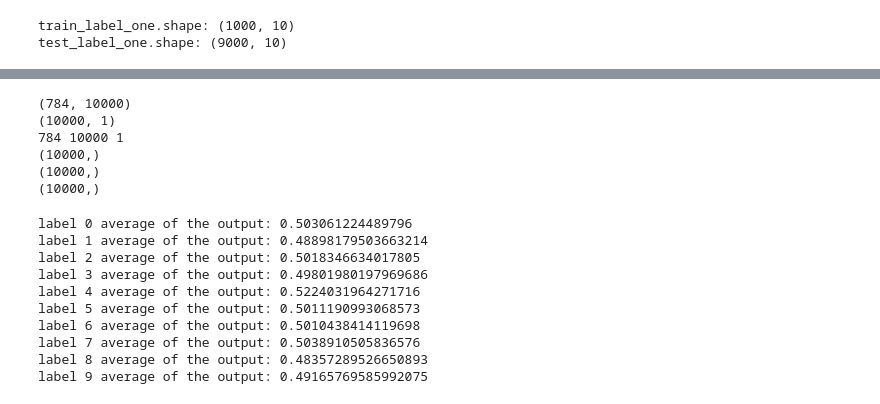
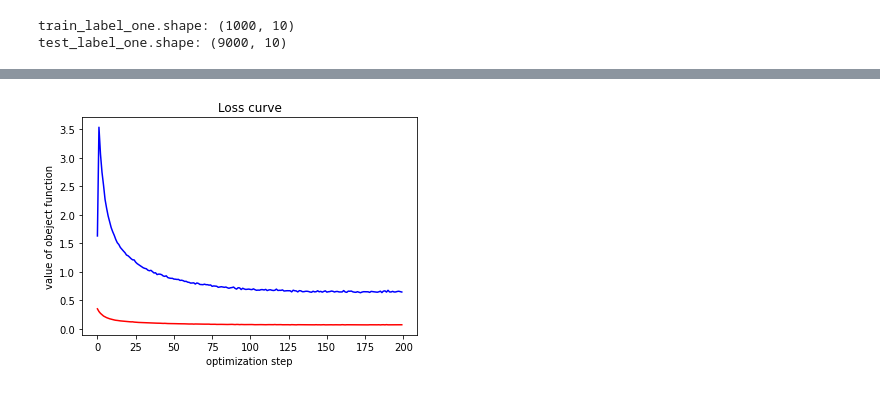
Before and after one commit to SuhyeonHa/MatrixComputation, a Jupyter notebook: Assignment10.ipynb, the cells around one changed output, grey strips where cells are left out. Cells and saved outputs as stored; diff of their text form; code cells hidden in the pictures.

Commit message:
Find the best hyperparameters and plot the accuracy and loss curve

```diff
--- a/Assignment10.ipynb
+++ b/Assignment10.ipynb
@@ -242,6 +275,7 @@ def forward_prop(x, theta_1, theta_2, theta_3, bias_1, bias_2, bias_3):
 def back_prop(m, theta_1, theta_2, theta_3,
               a_1, a_2, a_3, a_4,
               bias_1, bias_2, bias_3,
+              d_2, d_3,
               learning_rate, epsilon, accuracy_count, loss, control_param):
 
   pred_label = np.argmax(a_4)
@@ -260,6 +294,9 @@ def back_prop(m, theta_1, theta_2, theta_3,
   # print(f'delta_3.shape: {delta_3.shape}')
   delta_2 = np.dot(V, delta_3)*a_2*(1-a_2)
   # print(f'delta_2.shape: {delta_2.shape}')
+
+  a_2 *= d_2
+  a_3 *= d_3
 
   a_4 = a_4.reshape((10, 1))
   a_3 = a_3.reshape((49, 1))
@@ -315,10 +352,10 @@ b_1 = np.random.normal(0.0, 1.0, size=(196))
 b_2 = np.random.normal(0.0, 1.0, size=(49))
 b_3 = np.random.normal(0.0, 1.0, size=(10))
 
-epochs = 100
+epochs = 200
 lr = 1e-2 # learning_rate
 e = 1e-4 # epsilon for stopping criteria
-control_param = 5e-3
+control_param = 1e-3
 
 num_param = U.shape[0]*U.shape[1]+V.shape[0]*V.shape[1]+W.shape[0]*W.shape[1]
 num_theta = 3
@@ -332,10 +369,11 @@ for itr in range(epochs):
   accr_cnt = 0
   for m in range(num_train):
     x = train_image[:, m]
-    a_1, a_2, a_3, a_4 = forward_prop(x, U, V, W, b_1, b_2, b_3)
+    a_1, a_2, a_3, a_4, d_2, d_3 = forward_prop_with_dropout(x, U, V, W, b_1, b_2, b_3, 0.1)
     U, V, W, b_1, b_2, b_3, accr_cnt, loss = back_prop(m, U, V, W,
                                                        a_1, a_2, a_3, a_4,
                                                        b_1, b_2, b_3,
+                                                       d_2, d_3,
                                                        lr, e, accr_cnt, loss,
                                                        control_param)
     # print(m, accr_cnt)
@@ -372,9 +410,13 @@ for itr in range(epochs):
   test_accr = (accr_cnt/num_test)*100
   test_accuracy_list.append(test_accr)
 
-  print(f'itr: {itr}')
-  print(f'train_loss: {train_loss}')
-  print(f'train_accr: {train_accr}')
-  print(f'test_loss: {test_loss}')
-  print(f'test_accr: {test_accr}')
+  if (itr+1) % 10 == 0:
+    print(f'itr: {itr}')
+    print(f'train_loss: {train_loss}')
+    print(f'train_accr: {train_accr}')
+    print(f'test_loss: {test_loss}')
+    print(f'test_accr: {test_accr}')
+
+final_step = i
+print(f'max_test_accuracy: {max(test_accuracy_list)}')
 # %% [output]
@@ -448,15 +439,0 @@ def linear(x, weight):
-# %%
-np.random.seed(100)
-x = list_image
-theta = np.random.normal(0.0, 1.0, size=(num_image, 1))
-layer1 = linear(x, theta)
-print(layer1.shape)
-out = sigmoid(layer1)
-print(out.shape)
-# %% [output]
-(784, 10000)
-(10000, 1)
-784 10000 1
-(10000,)
-(10000,)
-(10000,)
@@ -473,14 +440,9 @@ for i in range(num_label):
-# %%
-for i in range(num_label):
-  print(f'label {i} average of the output: {out_average[i]}')
-# %% [output]
-label 0 average of the output: 0.503061224489796
-label 1 average of the output: 0.48898179503663214
-label 2 average of the output: 0.5018346634017805
-label 3 average of the output: 0.49801980197969686
-label 4 average of the output: 0.5224031964271716
-label 5 average of the output: 0.5011190993068573
-label 6 average of the output: 0.5010438414119698
-label 7 average of the output: 0.5038910505836576
-label 8 average of the output: 0.48357289526650893
-label 9 average of the output: 0.49165769585992075
+# %%
+plt.plot(range(epochs), train_loss_list, c='b')
+plt.plot(range(epochs), test_loss_list, c='r')
+plt.xlabel('optimization step')
+plt.ylabel('value of obeject function')
+plt.title('Loss curve')
+plt.show()
+# %% [output]
+[figure, added]
```
Also changed, not shown: parts of 10 cells of this notebook.
